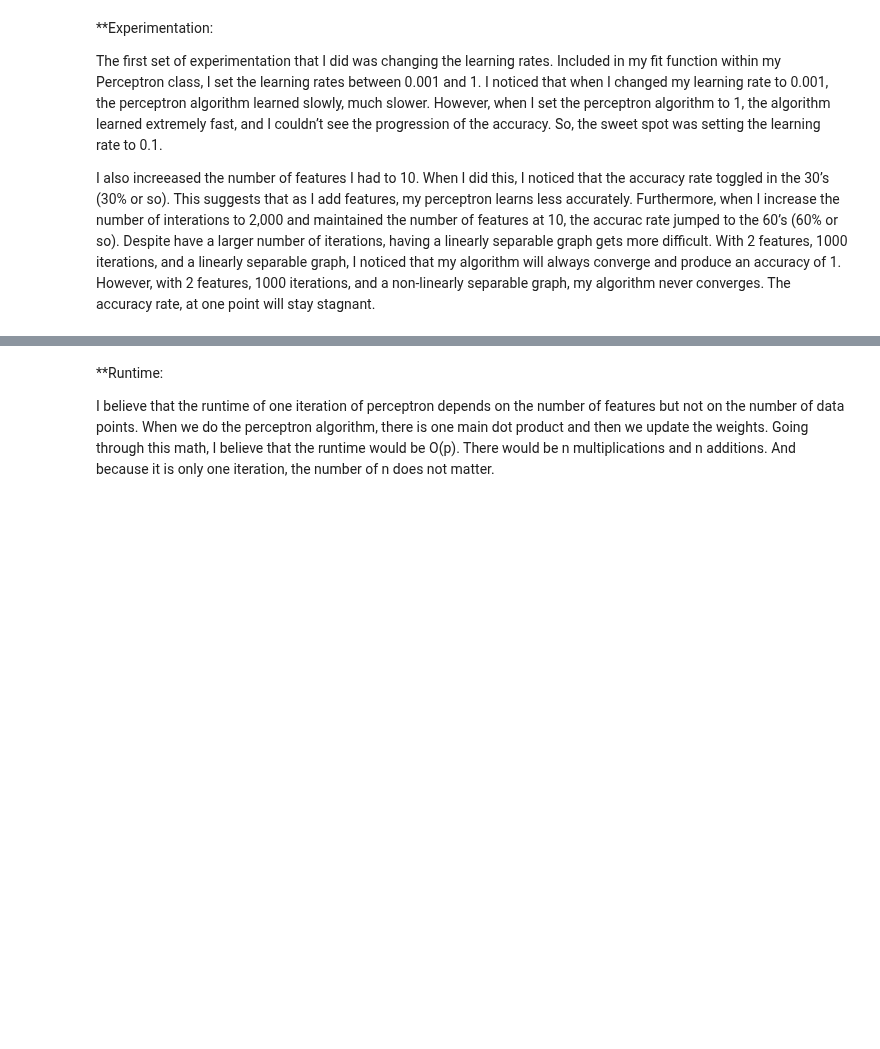
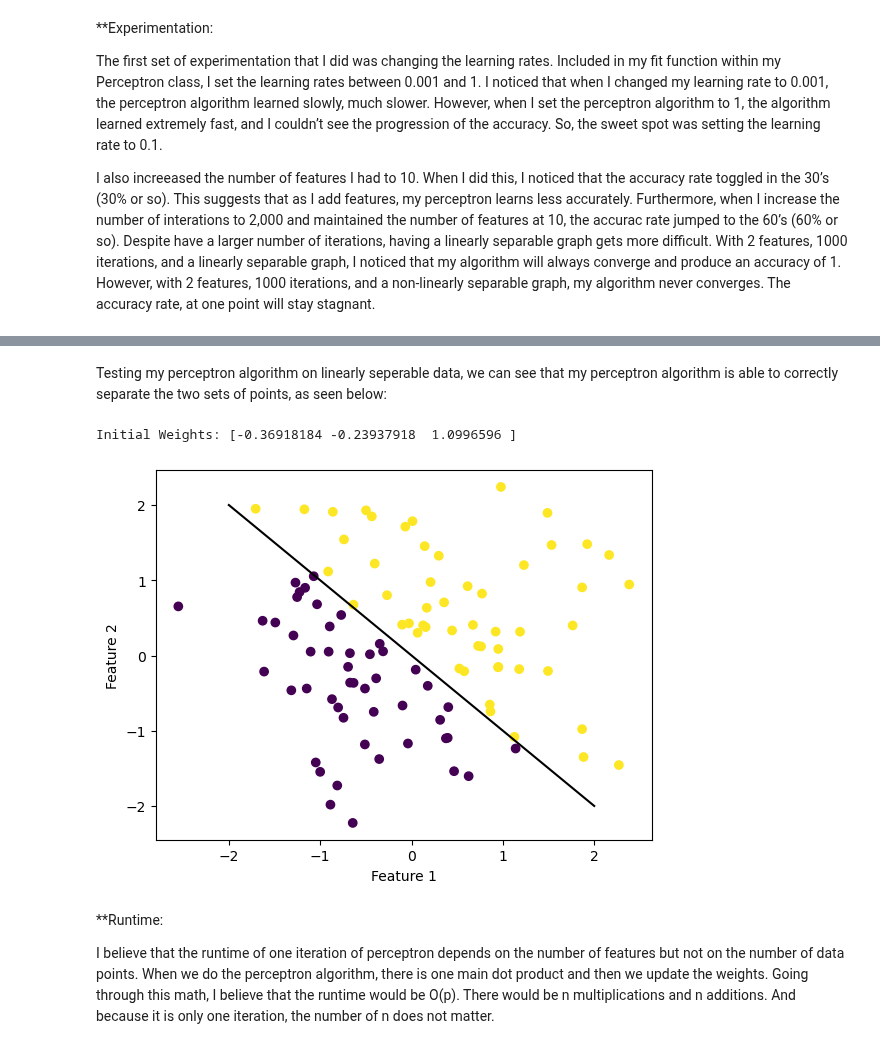
Before and after one commit to kaylynnx/kaylynnx.github.io, a Jupyter notebook: posts/Perceptron/Perceptron.ipynb, the cells around one changed output, grey strips where cells are left out. Cells and saved outputs as stored; diff of their text form; code cells hidden in the pictures; blank space fills up the shorter version.

Commit message:
perceptron and timnit gebru :)

```diff
--- a/posts/Perceptron/Perceptron.ipynb
+++ b/posts/Perceptron/Perceptron.ipynb
@@ -111,3 +111,29 @@ ylab = plt.ylabel("Feature 2")
+# %% [markdown]
+Testing my perceptron algorithm on linearly seperable data, we can see that my perceptron algorithm is able to correctly separate the two sets of points, as seen below:
+# %%
+import numpy as np
+import matplotlib.pyplot as plt
+
+# Generate linearly separable data
+np.random.seed(0)
+X = np.random.randn(100, 2)
+y = np.where(X[:,0] + X[:,1] > 0, 1, -1)
+
+# Fit the perceptron algorithm to the data
+p = Perceptron()
+p.fit(X, y)
+
+# Plot the decision boundary
+fig = plt.scatter(X[:,0], X[:,1], c=y)
+fig = draw_line(p.w(), -2, 2)
+
+xlab = plt.xlabel("Feature 1")
+ylab = plt.ylabel("Feature 2")
+
+plt.show()
+# %% [output]
+Initial Weights: [-0.36918184 -0.23937918  1.0996596 ]
+[figure, added]
 # %% [markdown]
 **Runtime:
 
```
Also changed, not shown: parts of 4 cells of this notebook, 3 other files.
